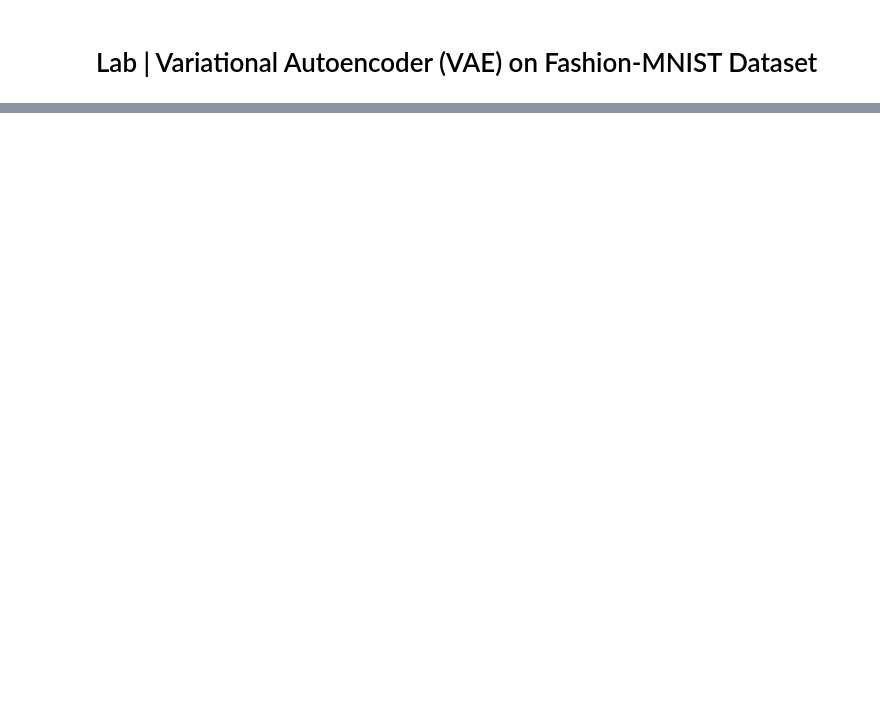
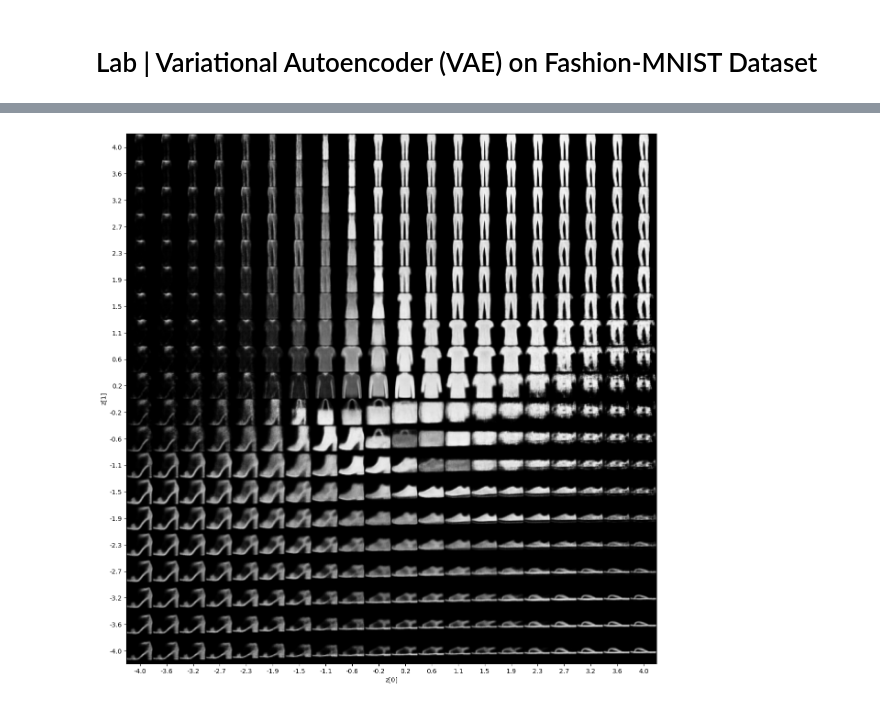
Before and after one commit to SergejKurtasch/lab-image-generation-vae, a Jupyter notebook: lab-image-generation-vae.ipynb, the cells around one changed output, grey strips where cells are left out. Cells and saved outputs as stored; diff of their text form; code cells hidden in the pictures; blank space fills up the shorter version.

```diff
--- a/lab-image-generation-vae.ipynb
+++ b/lab-image-generation-vae.ipynb
@@ -75,0 +112,12 @@ original_dim = 28 * 28
+# %%
+# Build the decoder
+# Create the decoder model
+latent_inputs = keras.Input(shape=(latent_dim,))
+x = layers.Dense(7 * 7 * 256, activation="relu")(latent_inputs)
+x = layers.Reshape((7, 7, 256))(x)
+x = layers.Conv2DTranspose(256, 3, activation="relu", strides=2, padding="same")(x)
+x = layers.Conv2DTranspose(128, 3, activation="relu", strides=2, padding="same")(x)
+decoder_outputs = layers.Conv2DTranspose(1, 3, activation="sigmoid", padding="same")(x)
+decoder = keras.Model(latent_inputs, decoder_outputs, name="decoder")
+# Print the summary of the decoder
+decoder.summary()
@@ -75,0 +205,6 @@ original_dim = 28 * 28
+# %%
+# Train the VAE
+#TODO: YOUR CODE HERE
+vae = VAE(encoder, decoder)
+vae.compile(optimizer=tf.keras.optimizers.legacy.Adam(learning_rate=0.0005))
+vae.fit(ds_train, epochs=30, batch_size=512)
@@ -75,0 +230,43 @@ original_dim = 28 * 28
+# %%
+# Plot training history
+#TODO: YOUR CODE HERE
+import matplotlib.pyplot as plt
+
+
+def plot_latent_space(vae, n=20, figsize=15):
+    # display a n*n 2D manifold of digits
+    digit_size = 28
+    scale = 4.0
+    figure = np.zeros((digit_size * n, digit_size * n))
+    # linearly spaced coordinates corresponding to the 2D plot
+    # of digit classes in the latent space
+    grid_x = np.linspace(-scale, scale, n)
+    grid_y = np.linspace(-scale, scale, n)[::-1]
+
+    for i, yi in enumerate(grid_y):
+        for j, xi in enumerate(grid_x):
+            z_sample = np.array([[xi, yi]])
+            x_decoded = vae.decoder.predict(z_sample, verbose=0)
+            digit = x_decoded[0].reshape(digit_size, digit_size)
+            figure[
+                i * digit_size : (i + 1) * digit_size,
+                j * digit_size : (j + 1) * digit_size,
+            ] = digit
+
+    plt.figure(figsize=(figsize, figsize))
+    start_range = digit_size // 2
+    end_range = n * digit_size + start_range
+    pixel_range = np.arange(start_range, end_range, digit_size)
+    sample_range_x = np.round(grid_x, 1)
+    sample_range_y = np.round(grid_y, 1)
+    plt.xticks(pixel_range, sample_range_x)
+    plt.yticks(pixel_range, sample_range_y)
+    plt.xlabel("z[0]")
+    plt.ylabel("z[1]")
+    plt.imshow(figure, cmap="Greys_r")
+    plt.show()
+
+
+plot_latent_space(vae)
+# %% [output]
+[figure, added]
```
Also changed, not shown: parts of 19 cells of this notebook.
